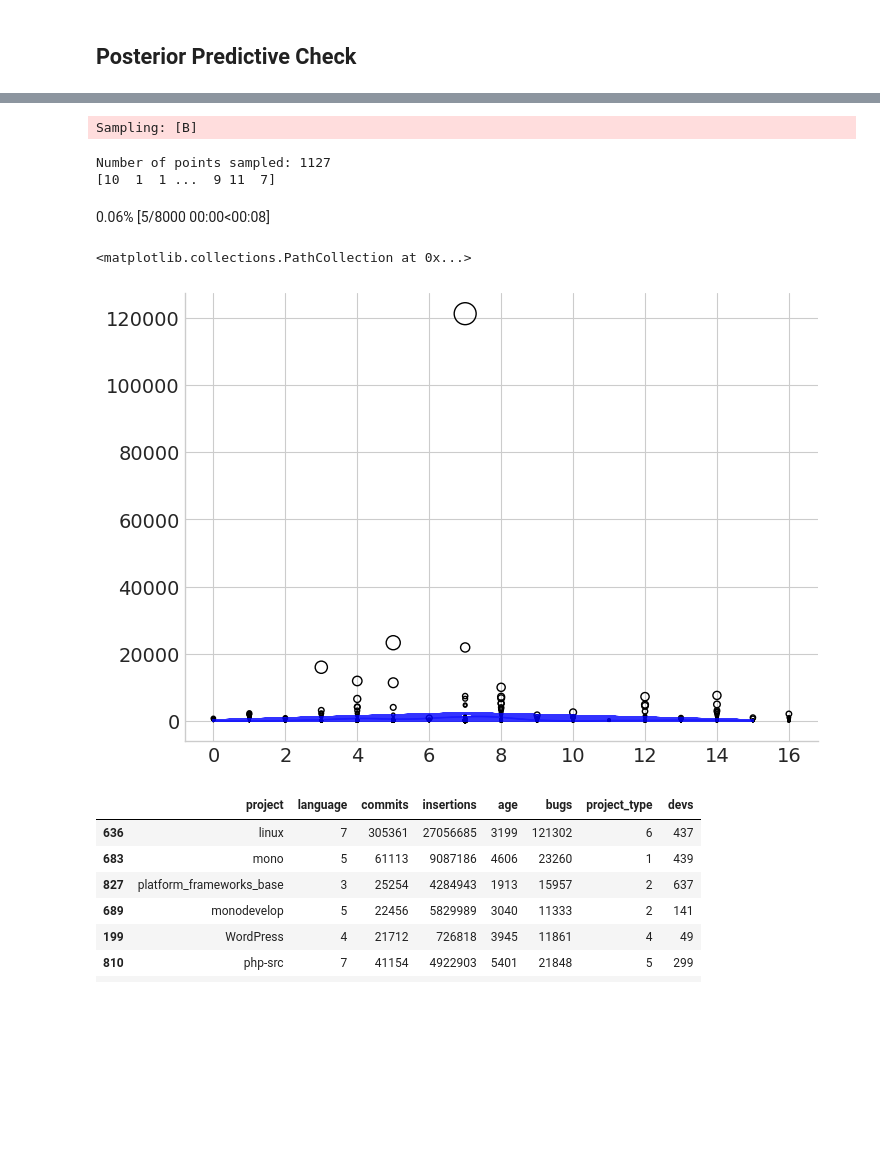
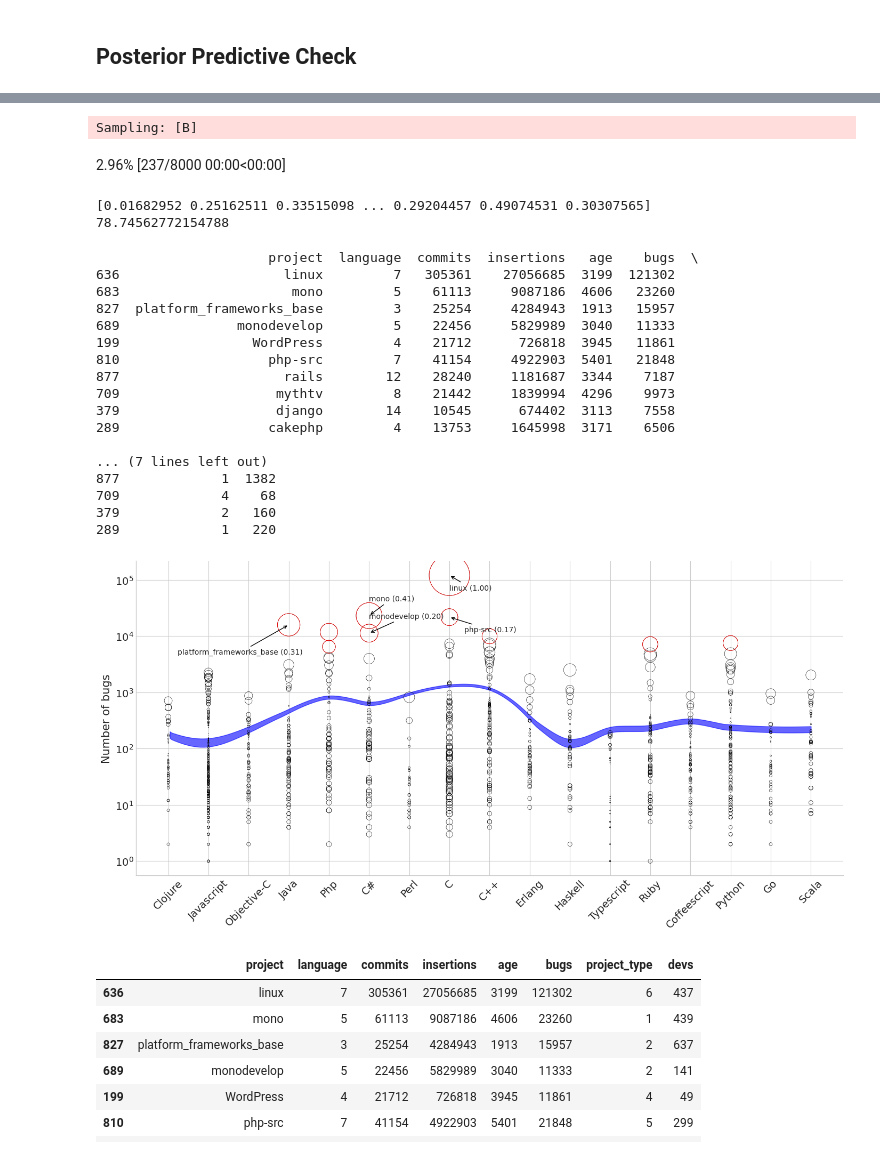
Before and after one commit to ah140797/PPExam24, a Jupyter notebook: h1_1.ipynb, the cells around one changed output, grey strips where cells are left out. Saved outputs shown, nothing was run; the diff lists cells and outputs as text; code cells hidden in the pictures; blank space fills up the shorter version.

```diff
--- a/h1_1.ipynb
+++ b/h1_1.ipynb
@@ -361,8 +365,6 @@ pareto_k_h2 = az.loo(trace, pointwise=True).pareto_k.values
 # %%
 n_points = len(df)
-print(f'Number of points sampled: {n_points}')
-x_seq = np.random.randint(0, 16,size=n_points)
-print(x_seq)
+x_seq = np.random.randint(0, 17,size=n_points)
 with poisson_normal:
     pm.set_data({"language": x_seq})
     post_pred_h2 = pm.sample_posterior_predictive(trace, var_names=["B"])['posterior_predictive']['B']
@@ -370,24 +372,79 @@ with poisson_normal:
 post_pred_h2_mean = post_pred_h2.mean(["chain", "draw"])
 # %% [output]
 Sampling: [B]
-Number of points sampled: 1127
-[10  1  1 ...  9 11  7]
-0.06% [5/8000 00:00<00:08]
+2.96% [237/8000 00:00<00:00]
+# %%
+print(pareto_k_h2)
+print(pareto_k_h2.max())
+# %% [output]
+[0.01682952 0.25162511 0.33515098 ... 0.29204457 0.49074531 0.30307565]
+78.74562772154788
+# %%
+top_indices = np.argsort(pareto_k_h2)[-10:][::-1]
+top_data_points = df.iloc[top_indices]
+
+print(top_data_points)
+# %% [output]
+                      project  language  commits  insertions   age    bugs  \
+636                     linux         7   305361    27056685  3199  121302
+683                      mono         5    61113     9087186  4606   23260
+827  platform_frameworks_base         3    25254     4284943  1913   15957
+689               monodevelop         5    22456     5829989  3040   11333
+199                 WordPress         4    21712      726818  3945   11861
+810                   php-src         7    41154     4922903  5401   21848
+877                     rails        12    28240     1181687  3344    7187
+709                    mythtv         8    21442     1839994  4296    9973
+379                    django        14    10545      674402  3113    7558
+289                   cakephp         4    13753     1645998  3171    6506
+
+... (7 lines left out)
+877             1  1382
+709             4    68
+379             2   160
+289             1   220
 # %%
 #scale pareto-k values by their max and changing make them nice to plot
 pareto_k_h2 /= pareto_k_h2.max()
-pareto_k_h2_size = 250 * pareto_k_h2
+pareto_k_h2_size = 3000 * pareto_k_h2
 
 #Get the 10 data points with the largest pareto_k_values
 top_indices = np.argsort(pareto_k_h2)[-10:][::-1]
 top_data_points = df.iloc[top_indices]
 
-az.plot_hdi(x_seq, post_pred_h2, color = 'b', fill_kwargs={'alpha': 0.4}, ax=plt)
-plt.plot(x_seq, post_pred_h2_mean, color = 'b', alpha=0.8, label='Mean')
-plt.scatter(df.language, df.bugs, s = pareto_k_h2_size, facecolors='none', edgecolors='k', lw=1)
+
+
+fig, axes = plt.subplots(figsize=(14,7))
+axes.set_yscale("log")
+az.plot_hdi(x_seq, post_pred_h2, color = 'b', fill_kwargs={'alpha': 0.6}, ax=axes)
+# plt.plot(x_seq, np.log(post_pred_h2_mean), color = 'b', alpha=0.4, label='Mean')
+axes.scatter(df.language, df.bugs, s = pareto_k_h2_size, facecolors='none', edgecolors='k', lw=0.4)
+axes.scatter(top_data_points.language, top_data_points.bugs, s = pareto_k_h2_size[top_indices], facecolors='none', edgecolors='r', lw=0.6)
+ticks = [0,1,2,3,4,5,6,7,8,9,10,11,12,13,14,15,16]
+axes.set_ylabel("Number of bugs")
+axes.set_xticks(ticks=ticks)
+axes.set_xticklabels(labels=languages, rotation=45)
+
+#Plotting text for data points with high pareto-k values. We manually adjust the place for the text.
+for index, row in top_data_points.iterrows():
+    # print(row)
+    dont_annotate = False
+    if row['language'] == 7 and row['project'] == 'linux':
+        position=(0,-20)
+    elif row['language'] == 1:
+        position=(-70,15)
+    elif row['language'] == 5:
+        position=(0,20)
+    elif row['language'] == 7 and row['project'] == 'php-src':
+        position=(20,-20)
+    elif row["language"] == 3:
+        position = (-150,-40)
+    else:
+        dont_annotate = True
+    if dont_annotate == False:
+        axes.annotate(f"{row['project']} ({pareto_k_h2[index]:.2f})", xy=(row['language'], row['bugs']), xytext=position,textcoords='offset points', arrowprops=dict(arrowstyle="->", connectionstyle="arc3"))
+plt.show()
 # %% [output]
-<matplotlib.collections.PathCollection at 0x...>
-[figure, old version]
+[figure, new version]
 # %%
 top_data_points
 # %% [output]
```
Also changed, not shown: parts of 2 cells of this notebook.
